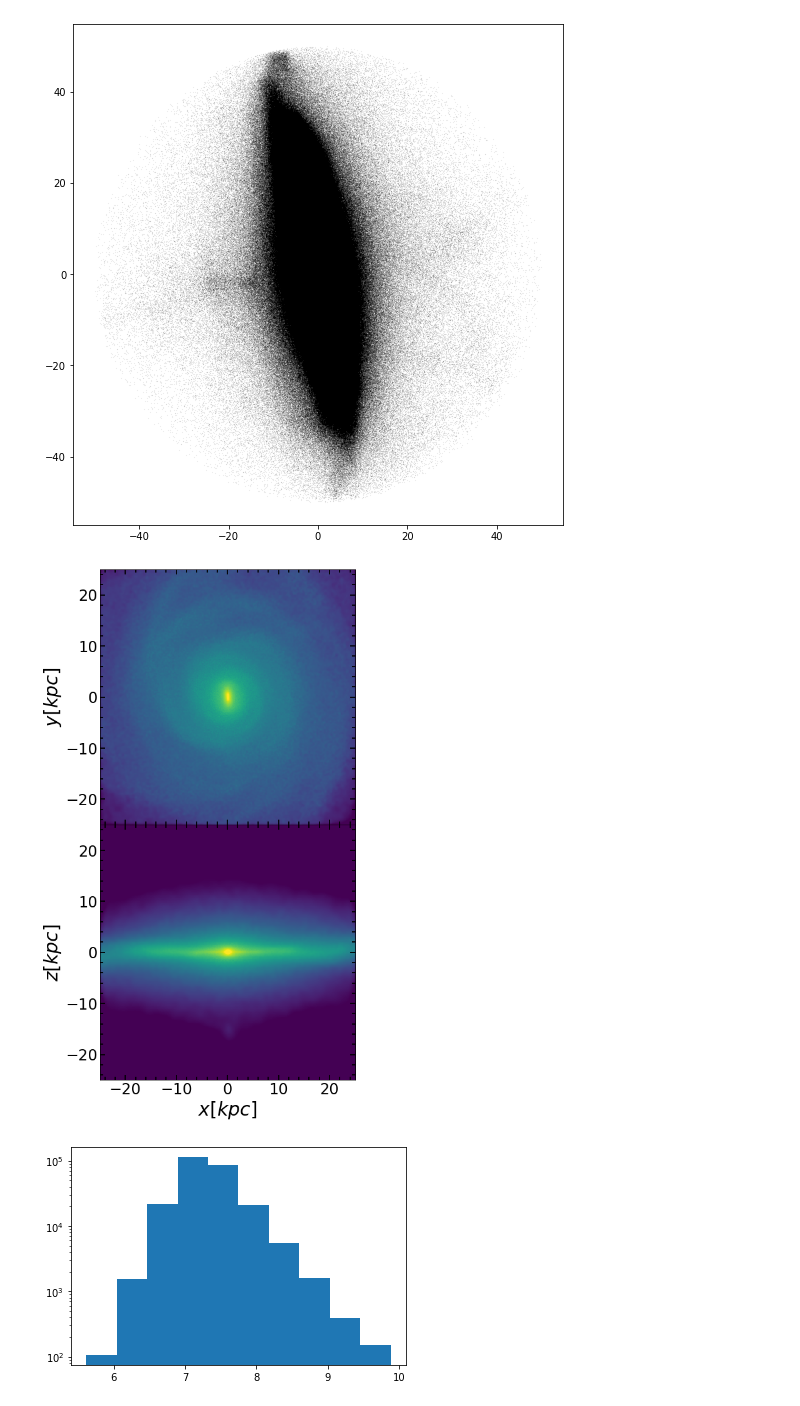
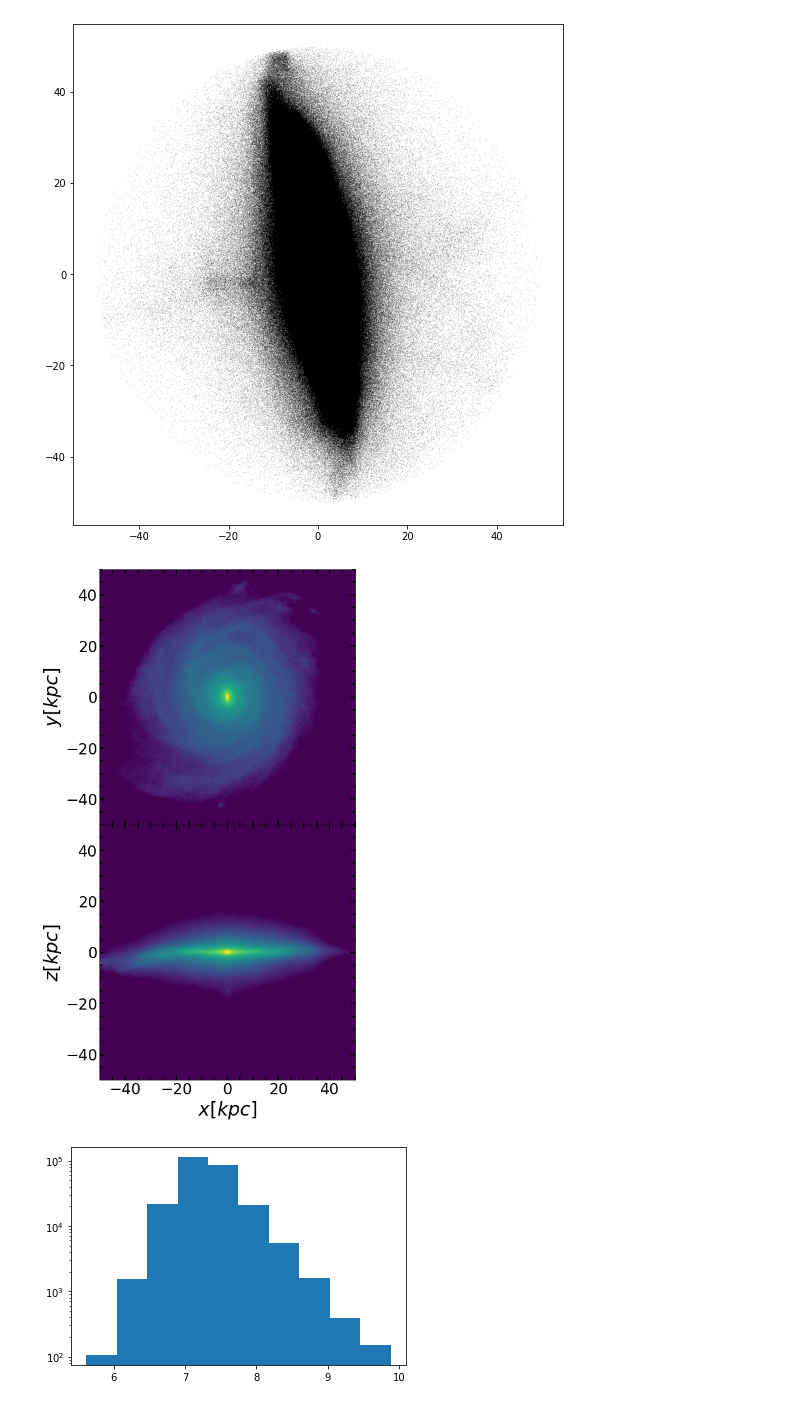
Before and after one commit to ornemarioni/gradients, a Jupyter notebook: programs/read_HESTIA.ipynb, the cells around one changed output. Saved outputs shown, nothing was run; the diff lists cells and outputs as text; code cells hidden in the pictures.

```diff
--- a/programs/read_HESTIA.ipynb
+++ b/programs/read_HESTIA.ipynb
@@ -126,6 +126,7 @@ StrBDen = []
 StrBPos = []
 StrBVel = []
 StrSFT  = []
+StrPot  = []
 
 GasPos  = []
 GasMass = []
@@ -133,11 +134,13 @@ GasVel  = []
 GasID   = []
 GasMet  = []
 GasTMet = []
+GasPot  = []
 
 DrkPos  = []
 DrkMass = []
 DrkVel  = []
 DrkID   = []
+DrkPot  = []
 
 for i in range(0,8):
     snap = h5py.File(dir_path + 'snapshot_127.'+ str('%s'%i) +'.hdf5','r')
@@ -153,6 +156,7 @@ for i in range(0,8):
     bpos_str   = snap['PartType4/BirthPos'][()]
     bvel_str   = snap['PartType4/BirthVel'][()]
     bSFT_str   = snap['PartType4/GFM_StellarFormationTime'][()]
+    pot_str    = snap['PartType4/Potential'][()]
 
     StrPos.append(pos_str)
     StrMass.append(mass_str)
@@ -164,6 +168,7 @@ for i in range(0,8):
     StrBPos.append(bpos_str)
     StrBVel.append(bvel_str)
     StrSFT.append(bSFT_str)
+    StrPot.append(pot_str)
 
     #gas
     pos_gas    = snap['PartType0/Coordinates'][()]
@@ -172,6 +177,7 @@ for i in range(0,8):
     ID_gas     = snap['PartType0/ParticleIDs'][()]
     metal_gas  = snap['PartType0/GFM_Metals'][()]
     totmet_gas = snap['PartType0/GFM_Metallicity'][()]
+    pot_gas    = snap['PartType0/Potential'][()]
 
     GasPos.append(pos_gas)
     GasMass.append(mass_gas)
@@ -179,17 +185,20 @@ for i in range(0,8):
     GasID.append(ID_gas)
     GasMet.append(metal_gas)
     GasTMet.append(totmet_gas)
+    GasPot.append(pot_gas)
 
     #dark matter
     pos_drk    = snap['PartType1/Coordinates'][()]
     mass_drk   = snap['PartType1/Masses'][()]
     vel_drk    = snap['PartType1/Velocities'][()]
     ID_drk     = snap['PartType1/ParticleIDs'][()]
+    pot_drk    = snap['PartType1/Potential'][()]
 
     DrkPos.append(pos_drk)
     DrkMass.append(mass_drk)
     DrkVel.append(vel_drk)
     DrkID.append(ID_drk)
+    DrkPot.append(pot_drk)
 
 
 a = snap.get('Header').attrs['Time']
@@ -214,6 +223,7 @@ StrBDen = np.concatenate(StrBDen)
 StrBPos = np.concatenate(StrBPos)
 StrBVel = np.concatenate(StrBVel)
 StrSFT  = np.concatenate(StrSFT)
+StrPot  = np.concatenate(StrPot)
 
 GasPos  = np.concatenate(GasPos)
 GasMass = np.concatenate(GasMass)
@@ -221,11 +231,13 @@ GasVel  = np.concatenate(GasVel)
 GasID   = np.concatenate(GasID)
 GasMet  = np.concatenate(GasMet)
 GasTMet = np.concatenate(GasTMet)
+GasPot  = np.concatenate(GasPot)
 
 DrkPos  = np.concatenate(DrkPos)
 DrkMass = np.concatenate(DrkMass)
 DrkVel  = np.concatenate(DrkVel)
 DrkID   = np.concatenate(DrkID)
+DrkPot  = np.concatenate(DrkPot)
 
 gc.collect()
 # %% [output]
@@ -372,16 +387,12 @@ snap = h5py.File('../_simulations/snap_127.h5py', 'r')
 
 for i in range(0,1):
     cm   = snap['subhalo_0'+ str('%s' %vector[i])+ '/Center'][()]
-#     r200 = snap['subhalo_0'+ str('%s' %vector[i])+ '/R200'].value
     aexp = snap['subhalo_0'+ str('%s' %vector[i])+ '/Time'][()]
-    h = snap['subhalo_0'+ str('%s' %vector[i])+ '/h'][()]
+    h    = snap['subhalo_0'+ str('%s' %vector[i])+ '/h'][()]
 
     pstr = snap['subhalo_0'+ str('%s'%vector[i]) + '/Str/Coordinates'][()]
     masa_str = snap['subhalo_0'+ str('%s' %vector[i]) + '/Str/Masses'][()]
     vel  = snap['subhalo_0'+ str('%s' %vector[i])+ '/Str/Velocities'][()]
-
-#     z = a0/aexp - 1.
-#     Ht = H0*np.sqrt(omega_lambda+(1-omega0)*(1+z)**2+omega_matter*(1+z)**3)
 
 #---aca paso las coordenadas respecto al centro de la galaxia------
     xstr = (pstr[:,0])*aexp/h
@@ -396,27 +407,7 @@ for i in range(0,1):
 #----------------------masas----------------------------
     masa_str = masa_str/h
 
-#     r200 = r200*aexp/h
-#     rgal=0.15*r200
 
-#     limit = np.where(r<rgal)
-#     r_sort = np.sort(r[limit])
-#     r_indice = np.argsort(r[limit])
-
-#     Mc_str = cumsum((masa_str[limit])[r_indice])
-#     M_gal = Mc_str[-1]
-
-# #------------------ calculamos M90------------------------------------------
-#     razon = Mc_str/M_gal
-#     noventa, = np.where(razon < 0.9)
-#     cincuenta, = np.where(razon < 0.5)
-
-#     r90 = r_sort[noventa]
-#     r50 = r_sort[cincuenta]
-#     M90 = Mc_str[noventa]
-
-# #------------------masa total en r200 (Mvir)--------------------------
-#     corte,=np.where(r<r90[-1])
     veloc,=np.where(r<3)
 
 #----------componentes de la velocidad del centro de masa------------
@@ -447,7 +438,7 @@ for i in range(0,1):
     pos[:,2]=zn
 
 #---------------------generador del gráfico-----------------
-    rl=25
+    rl=50
     corte,=np.where((xn<rl) & (yn<rl) & (zn<rl) & (xn>-rl) & (yn>-rl) & (zn>-rl))
 
 #-----rango que tiene la escala  de colores-----
@@ -474,42 +465,34 @@ for i in range(0,1):
     #ax1.set_title('Gadget - '+ str('%s'%vector2[i]), fontsize=18)
     ax1.set_xticklabels([])
     #plt.xlabel('$x$'+' $[kpc]$', fontsize=26)
     plt.ylabel('$y[kpc]$', fontsize=30)
     ax1.minorticks_on()
     ax1.tick_params( labelsize=24)
     ax1.tick_params('both', length=5, width=1.8,which='minor', direction='in', right='on',top='on')
     ax1.tick_params('both', length=8, width=1.8,which='major', direction='in', right='on',top='on')
-#     plt.text(-22, 21,'GADGET-'+'%s'%vector2[i], fontsize=24, color='yellow', ha='left', va='center')
-             #bbox={'facecolor':'black', 'alpha':1, 'pad':2})
-    #plt.annotate("",xy=(30, -62), xycoords='data',xytext=(60, -62),textcoords='data',
-    #              ha='center', va='center',
-    #             arrowprops=dict(arrowstyle="|-|", connectionstyle='arc3', color ='white', lw=1.5))
-
-    #plt.text(45, -62, '30 kpc', fontsize=15, color='white', ha='center', va='bottom')
-
 
     particles=sph.Particles(pos[corte,:],masa_str[corte]*1e10,nb=50)
     escena=sph.Scene(particles)
     escena.update_camera(r='infinity',x=0,y=0,z=0,extent=[-rl,rl,-rl,rl], t=90)
     rend=sph.Render(escena)
     extent=escena.get_extent()
     rend.set_logscale()
 
     ax2=fig.add_subplot(212)
     plt.imshow(rend.get_image(),extent=extent,origin='lower',cmap=cmap, vmin=vmin, vmax= vmax)
     #plt.axis('off')
     plt.xlabel('$x[kpc]$', fontsize=30)
     plt.ylabel('$z[kpc]$', fontsize=30)
     ax2.minorticks_on()
     ax2.tick_params( labelsize=24)
     ax2.tick_params('both', length=5, width=1.8,which='minor', direction='in', right='on',top='on')
     ax2.tick_params('both', length=8, width=1.8,which='major', direction='in', right='on',top='on')
     #plt.text(12.5, 12.5, str('%.3f'%t)+'Gyr', fontsize=22, color='white', ha='left', va='top')
 
     plt.show()
     #plt.clf()
 # %% [output]
-[figure, old version]
+[figure, new version]
 # %%
 rend1.histogram(log=True)
 # %% [output]
```
Also changed, not shown: parts of 6 cells of this notebook, 3 other files.
